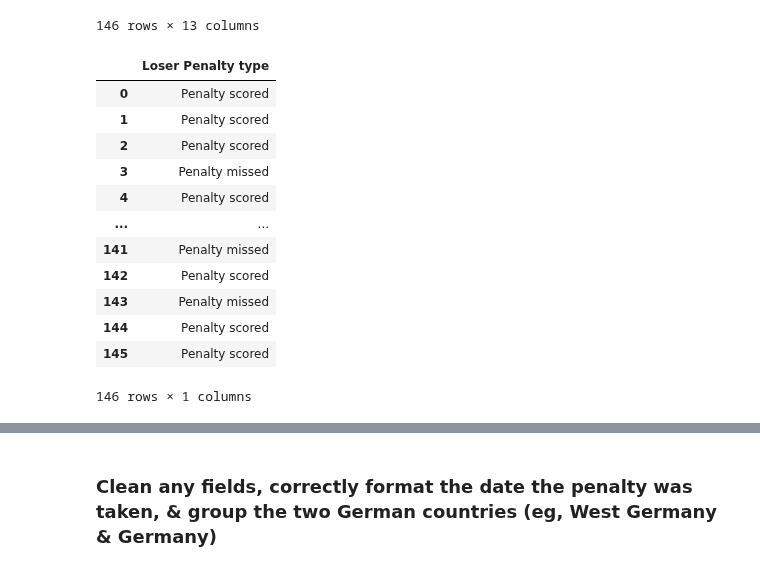
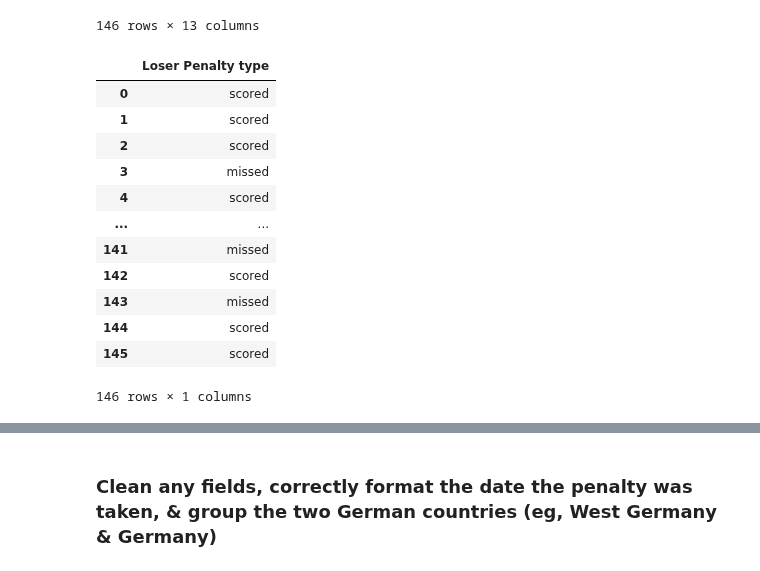
Before and after one commit to hyunjun33/Data_preprocessing, a Jupyter notebook: Preppin' Data 2021 Week 28 Challenge.ipynb, the cells around one changed output, grey strips where cells are left out. Saved outputs shown, nothing was run; the diff lists cells and outputs as text; code cells hidden in the pictures.

```diff
--- a/Preppin' Data 2021 Week 28 Challenge.ipynb
+++ b/Preppin' Data 2021 Week 28 Challenge.ipynb
@@ -88,7 +88,7 @@ Name: Penalty Number, dtype: int64
 # %%
 winner_penalty = world_cup["Winning team Taker"].str.split().apply(pd.Series)
 # %%
-winner_penalty["Winner Penalty type"] = winner_penalty[1] + " " + winner_penalty[2]
+winner_penalty["Winner Penalty type"] = winner_penalty[2]
 # %%
 winner_penalty = winner_penalty.drop([0, 1, 2, 3, 4, 5], axis=1)
 winner_penalty
@@ -125,22 +125,22 @@ world_cup
 146 rows × 13 columns
 # %%
 loser_penalty = world_cup["Losing team Taker"].str.split().apply(pd.Series)
-loser_penalty["Loser Penalty type"] = loser_penalty[0] + " " + loser_penalty[1]
+loser_penalty["Loser Penalty type"] = loser_penalty[1]
 loser_penalty = loser_penalty.drop([0, 1, 2, 3, 4], axis=1)
 loser_penalty
 # %% [output]
 |  | Loser Penalty type |
-| 0 | Penalty scored |
-| 1 | Penalty scored |
-| 2 | Penalty scored |
-| 3 | Penalty missed |
-| 4 | Penalty scored |
+| 0 | scored |
+| 1 | scored |
+| 2 | scored |
+| 3 | missed |
+| 4 | scored |
 | ... | ... |
-| 141 | Penalty missed |
-| 142 | Penalty scored |
-| 143 | Penalty missed |
-| 144 | Penalty scored |
-| 145 | Penalty scored |
+| 141 | missed |
+| 142 | scored |
+| 143 | missed |
+| 144 | scored |
+| 145 | scored |
 146 rows × 1 columns
 # %%
 world_cup = world_cup.join(loser_penalty, how="left")
```
Also changed, not shown: parts of 9 cells of this notebook.
